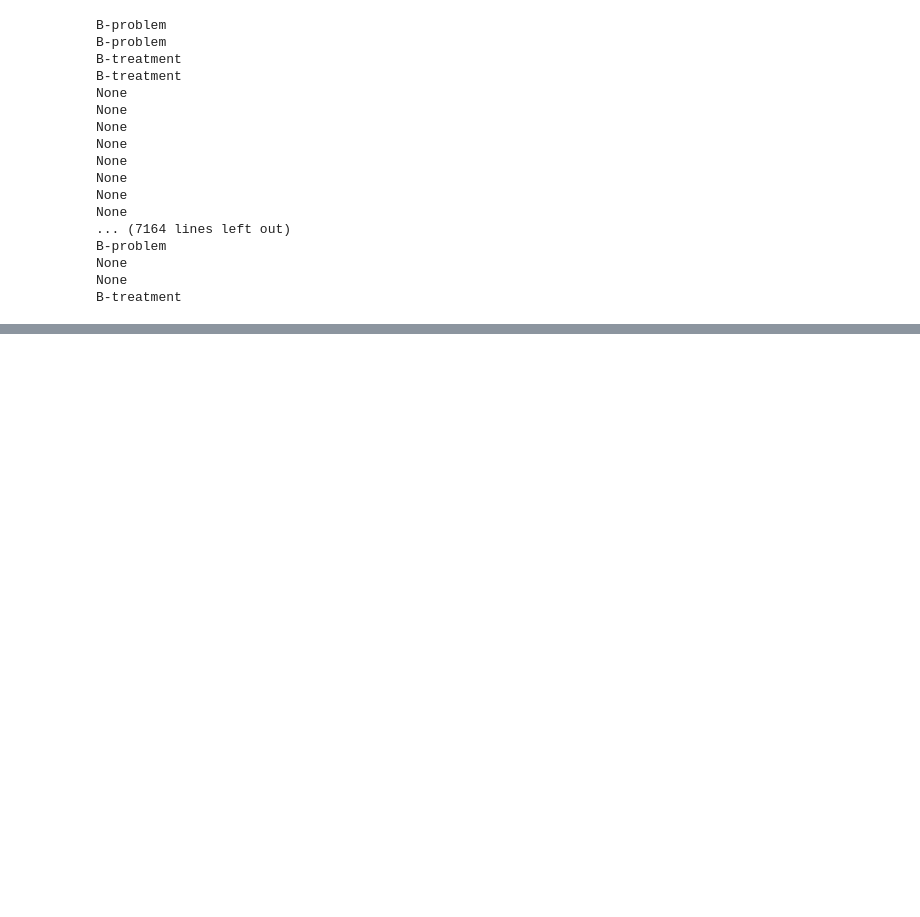
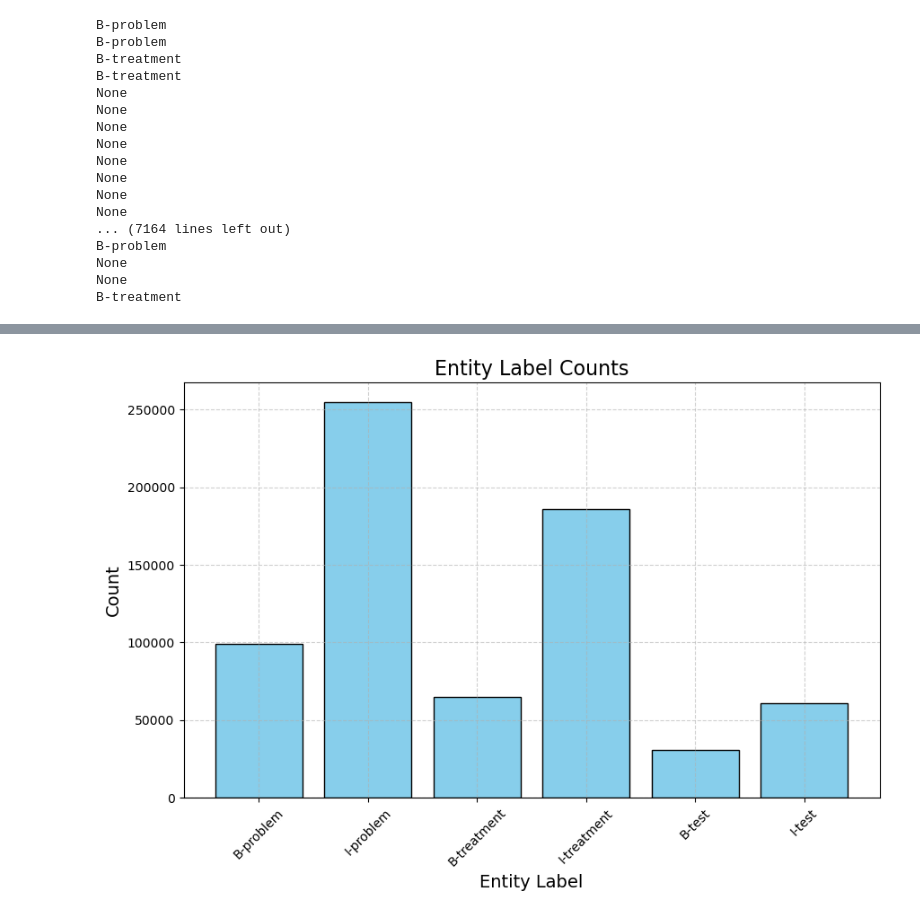
Before and after one commit to rmr284/NLP_project, a Jupyter notebook: task_3.ipynb, the cells around one changed output, grey strips where cells are left out. Saved outputs shown, nothing was run; the diff lists cells and outputs as text; code cells hidden in the pictures; blank space fills up the shorter version.

```diff
--- a/task_3.ipynb
+++ b/task_3.ipynb
@@ -318,3 +318,20 @@ B-problem
 None
 None
 B-treatment
+# %%
+import csv
+from collections import Counter
+
+# Read the CSV file
+with open('entities.csv', 'r', encoding='utf-8') as file:
+    reader = csv.DictReader(file)
+    entities = []
+    for row in reader:
+        entities.append({
+            "word": row["word"],
+            "entity": row["entity"],
+            "score": float(row["score"])  # Convert score back to float if needed
+        })
+# %%
+# Count the occurrences of each label
+label_counts = Counter(entity["entity"] for entity in entities)
@@ -320,0 +352,22 @@ B-treatment
+# %%
+import matplotlib.pyplot as plt
+
+# Prepare data for plotting
+labels = list(label_counts.keys())
+counts = list(label_counts.values())
+
+# Plot the bar chart
+plt.figure(figsize=(10, 6))
+plt.bar(labels, counts, color='skyblue', edgecolor='black')
+
+# Add labels and title
+plt.title("Entity Label Counts", fontsize=16)
+plt.xlabel("Entity Label", fontsize=14)
+plt.ylabel("Count", fontsize=14)
+plt.xticks(rotation=45)  # Rotate labels if needed
+plt.grid(True, linestyle='--', alpha=0.6)
+
+# Show the plot
+plt.show()
+# %% [output]
+[figure, added]
```
Also changed, not shown: parts of 6 cells of this notebook.
